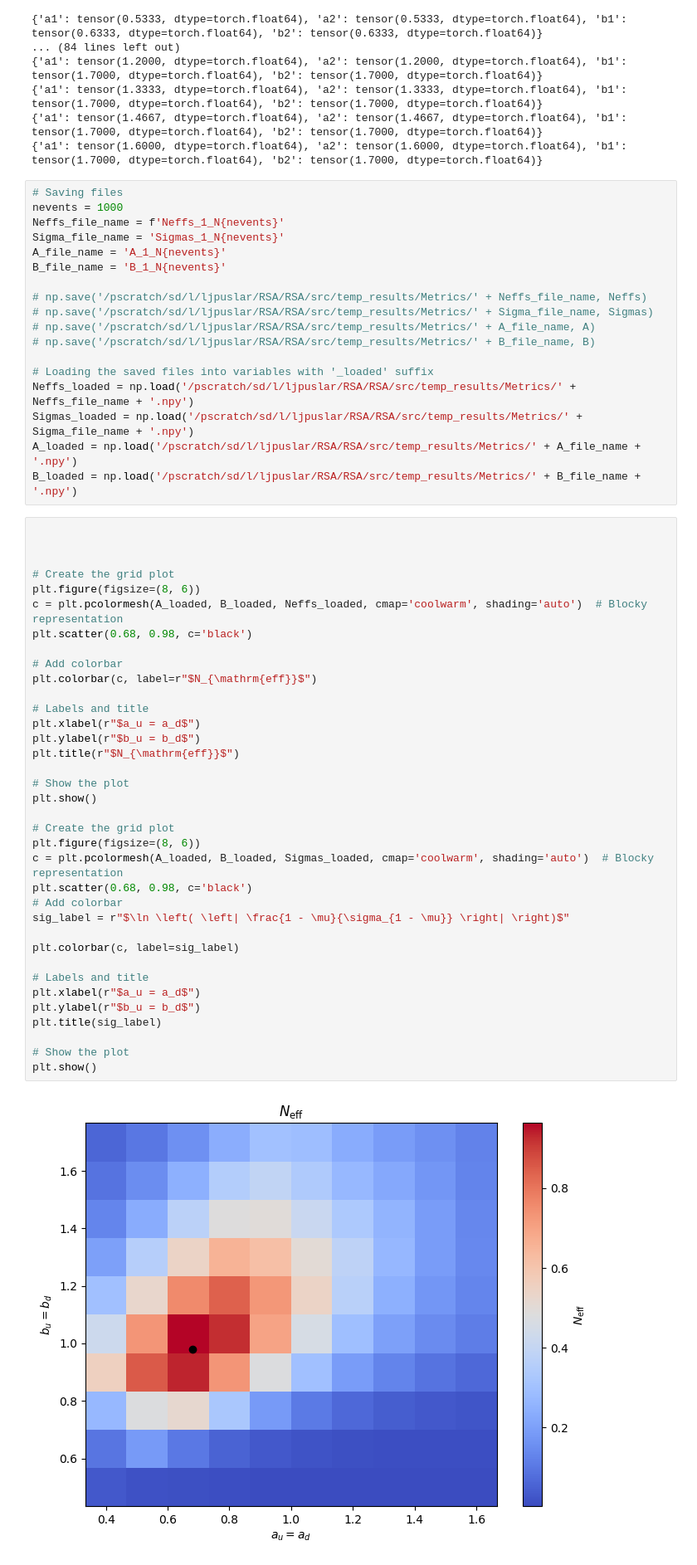
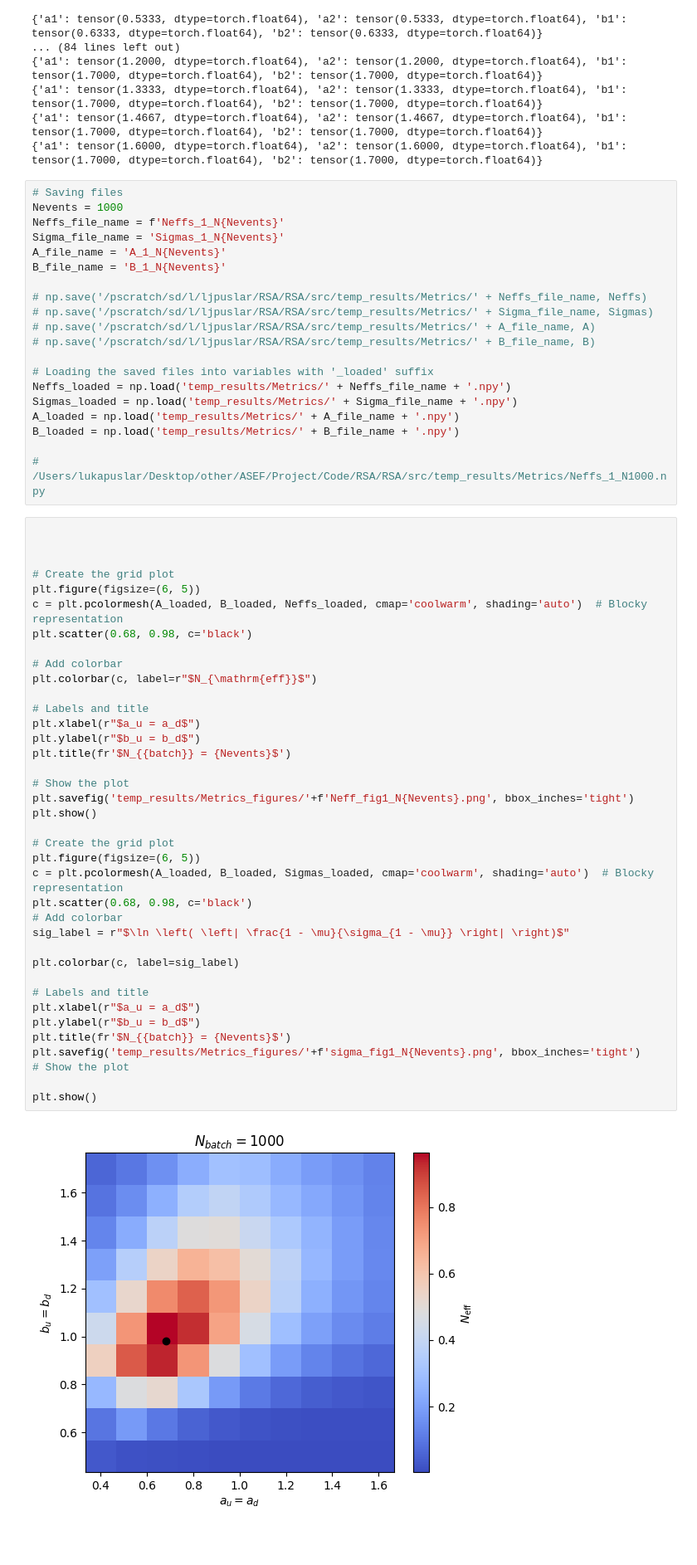
Before and after one commit to tonymenzo/RSA, a Jupyter notebook: src/RSA_nD_metric_calc.ipynb, the cells around one changed output. Shown at 83% size. Cells and saved outputs as stored; diff of their text form; blank space fills up the shorter version.

```diff
--- a/src/RSA_nD_metric_calc.ipynb
+++ b/src/RSA_nD_metric_calc.ipynb
@@ -536,11 +538,11 @@ for ia in range(A.shape[0]):
 {'a1': tensor(1.6000, dtype=torch.float64), 'a2': tensor(1.6000, dtype=torch.float64), 'b1': tensor(1.7000, dtype=torch.float64), 'b2': tensor(1.7000, dtype=torch.float64)}
 # %%
 # Saving files
-nevents = 1000
-Neffs_file_name = f'Neffs_1_N{nevents}'
-Sigma_file_name = 'Sigmas_1_N{nevents}'
-A_file_name = 'A_1_N{nevents}'
-B_file_name = 'B_1_N{nevents}'
+Nevents = 1000
+Neffs_file_name = f'Neffs_1_N{Nevents}'
+Sigma_file_name = 'Sigmas_1_N{Nevents}'
+A_file_name = 'A_1_N{Nevents}'
+B_file_name = 'B_1_N{Nevents}'
 
 # np.save('/pscratch/sd/l/ljpuslar/RSA/RSA/src/temp_results/Metrics/' + Neffs_file_name, Neffs)
 # np.save('/pscratch/sd/l/ljpuslar/RSA/RSA/src/temp_results/Metrics/' + Sigma_file_name, Sigmas)
@@ -548,45 +550,49 @@ B_file_name = 'B_1_N{nevents}'
 # np.save('/pscratch/sd/l/ljpuslar/RSA/RSA/src/temp_results/Metrics/' + B_file_name, B)
 
 # Loading the saved files into variables with '_loaded' suffix
-Neffs_loaded = np.load('/pscratch/sd/l/ljpuslar/RSA/RSA/src/temp_results/Metrics/' + Neffs_file_name + '.npy')
-Sigmas_loaded = np.load('/pscratch/sd/l/ljpuslar/RSA/RSA/src/temp_results/Metrics/' + Sigma_file_name + '.npy')
-A_loaded = np.load('/pscratch/sd/l/ljpuslar/RSA/RSA/src/temp_results/Metrics/' + A_file_name + '.npy')
-B_loaded = np.load('/pscratch/sd/l/ljpuslar/RSA/RSA/src/temp_results/Metrics/' + B_file_name + '.npy')
+Neffs_loaded = np.load('temp_results/Metrics/' + Neffs_file_name + '.npy')
+Sigmas_loaded = np.load('temp_results/Metrics/' + Sigma_file_name + '.npy')
+A_loaded = np.load('temp_results/Metrics/' + A_file_name + '.npy')
+B_loaded = np.load('temp_results/Metrics/' + B_file_name + '.npy')
+
+# /Users/lukapuslar/Desktop/other/ASEF/Project/Code/RSA/RSA/src/temp_results/Metrics/Neffs_1_N1000.npy
 # %%
 
 
 
 # Create the grid plot
-plt.figure(figsize=(8, 6))
+plt.figure(figsize=(6, 5))
 c = plt.pcolormesh(A_loaded, B_loaded, Neffs_loaded, cmap='coolwarm', shading='auto')  # Blocky representation
 plt.scatter(0.68, 0.98, c='black')
 
 # Add colorbar
 plt.colorbar(c, label=r"$N_{\mathrm{eff}}$")
 
 # Labels and title
 plt.xlabel(r"$a_u = a_d$")
 plt.ylabel(r"$b_u = b_d$")
-plt.title(r"$N_{\mathrm{eff}}$")
+plt.title(fr'$N_{{batch}} = {Nevents}$')
 
 # Show the plot
+plt.savefig('temp_results/Metrics_figures/'+f'Neff_fig1_N{Nevents}.png', bbox_inches='tight')
 plt.show()
 
 # Create the grid plot
-plt.figure(figsize=(8, 6))
+plt.figure(figsize=(6, 5))
 c = plt.pcolormesh(A_loaded, B_loaded, Sigmas_loaded, cmap='coolwarm', shading='auto')  # Blocky representation
 plt.scatter(0.68, 0.98, c='black')
 # Add colorbar
 sig_label = r"$\ln \left( \left| \frac{1 - \mu}{\sigma_{1 - \mu}} \right| \right)$"
 
 plt.colorbar(c, label=sig_label)
 
 # Labels and title
 plt.xlabel(r"$a_u = a_d$")
 plt.ylabel(r"$b_u = b_d$")
-plt.title(sig_label)
+plt.title(fr'$N_{{batch}} = {Nevents}$')
+plt.savefig('temp_results/Metrics_figures/'+f'sigma_fig1_N{Nevents}.png', bbox_inches='tight')
+# Show the plot
 
-# Show the plot
 plt.show()
 # %% [output]
-[figure, old version]
+[figure, new version]
```
Also changed, not shown: parts of 4 cells of this notebook, 1 other file.
